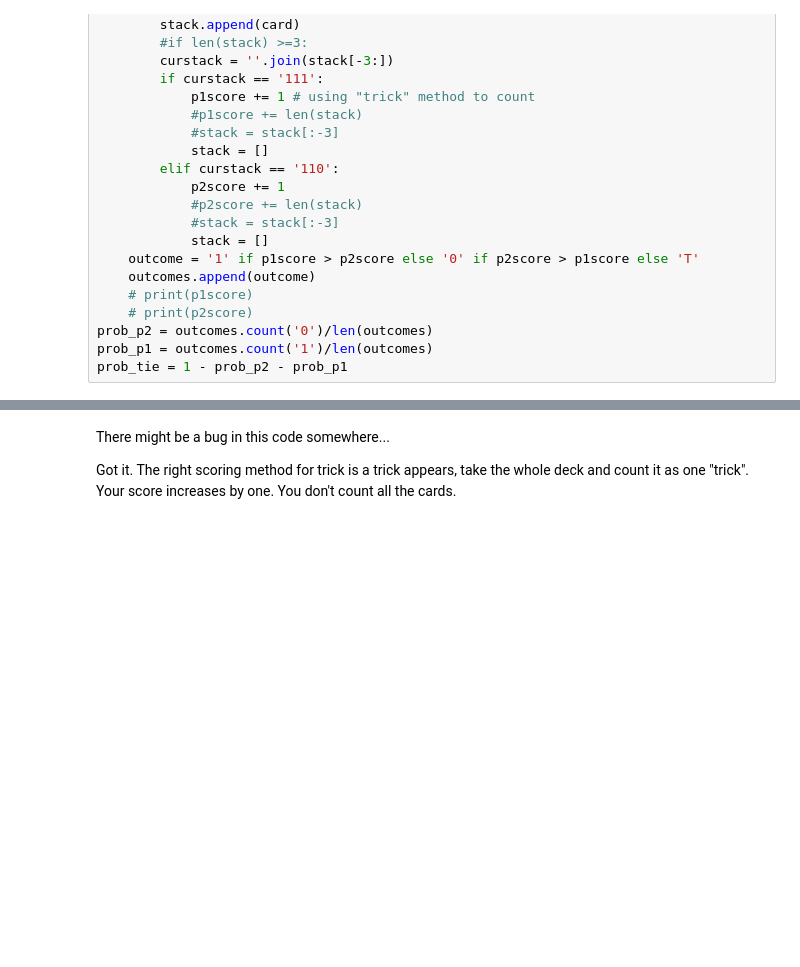
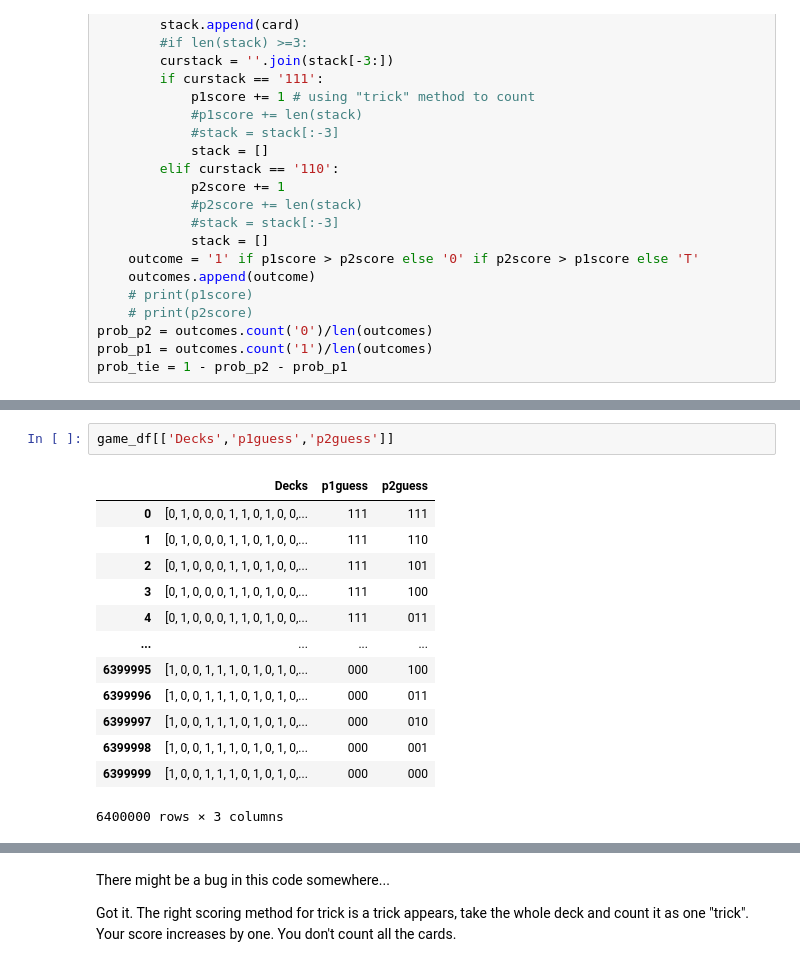
Before and after one commit to mikemartinez13/project-penney-440, a Jupyter notebook: sim.ipynb, the cells around one changed output, grey strips where cells are left out. Drawn from its saved outputs; the diff is of its cells as text; blank space fills up the shorter version.

```diff
--- a/sim.ipynb
+++ b/sim.ipynb
@@ -108,0 +264,16 @@ prob_tie = 1 - prob_p2 - prob_p1
+# %%
+game_df[['Decks','p1guess','p2guess']]
+# %% [output]
+|  | Decks | p1guess | p2guess |
+| 0 | [0, 1, 0, 0, 0, 1, 1, 0, 1, 0, 0,... | 111 | 111 |
+| 1 | [0, 1, 0, 0, 0, 1, 1, 0, 1, 0, 0,... | 111 | 110 |
+| 2 | [0, 1, 0, 0, 0, 1, 1, 0, 1, 0, 0,... | 111 | 101 |
+| 3 | [0, 1, 0, 0, 0, 1, 1, 0, 1, 0, 0,... | 111 | 100 |
+| 4 | [0, 1, 0, 0, 0, 1, 1, 0, 1, 0, 0,... | 111 | 011 |
+| ... | ... | ... | ... |
+| 6399995 | [1, 0, 0, 1, 1, 1, 0, 1, 0, 1, 0,... | 000 | 100 |
+| 6399996 | [1, 0, 0, 1, 1, 1, 0, 1, 0, 1, 0,... | 000 | 011 |
+| 6399997 | [1, 0, 0, 1, 1, 1, 0, 1, 0, 1, 0,... | 000 | 010 |
+| 6399998 | [1, 0, 0, 1, 1, 1, 0, 1, 0, 1, 0,... | 000 | 001 |
+| 6399999 | [1, 0, 0, 1, 1, 1, 0, 1, 0, 1, 0,... | 000 | 000 |
+6400000 rows × 3 columns
```
Also changed, not shown: parts of 30 cells of this notebook.
